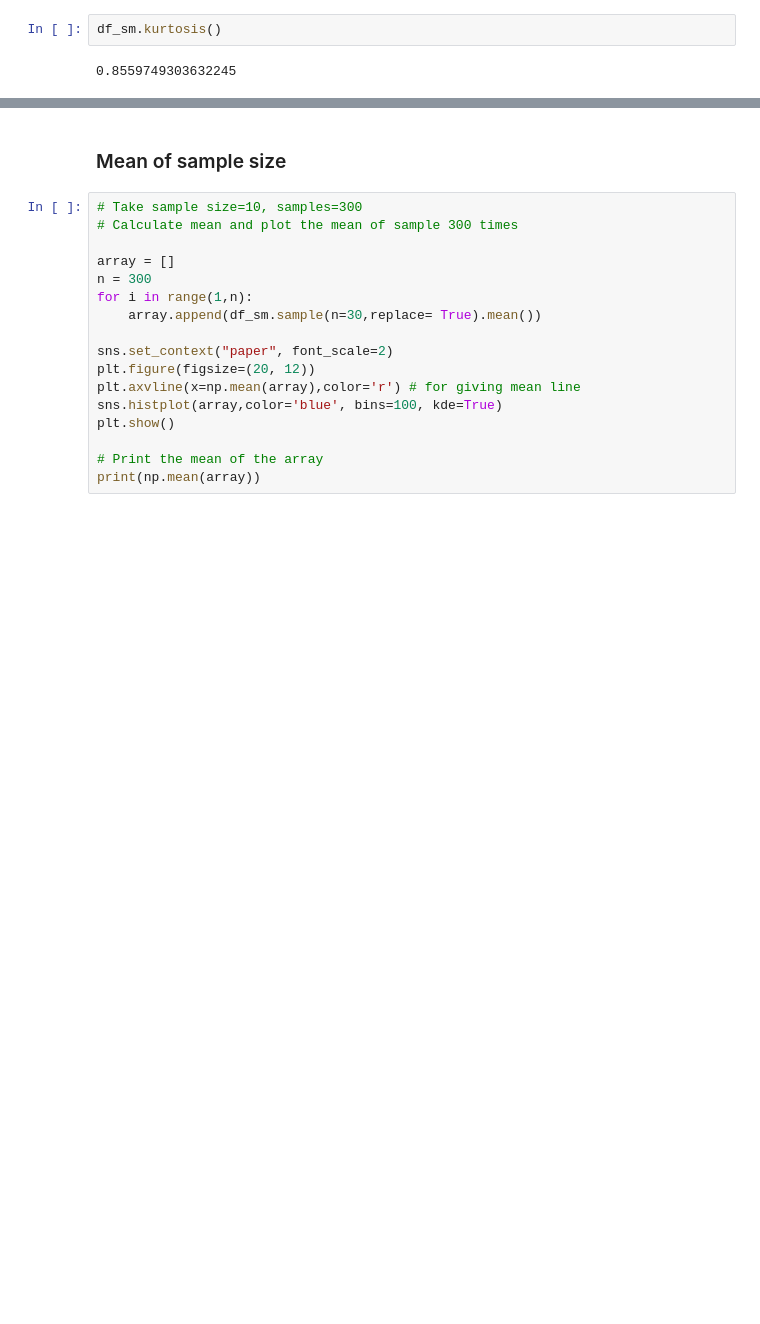
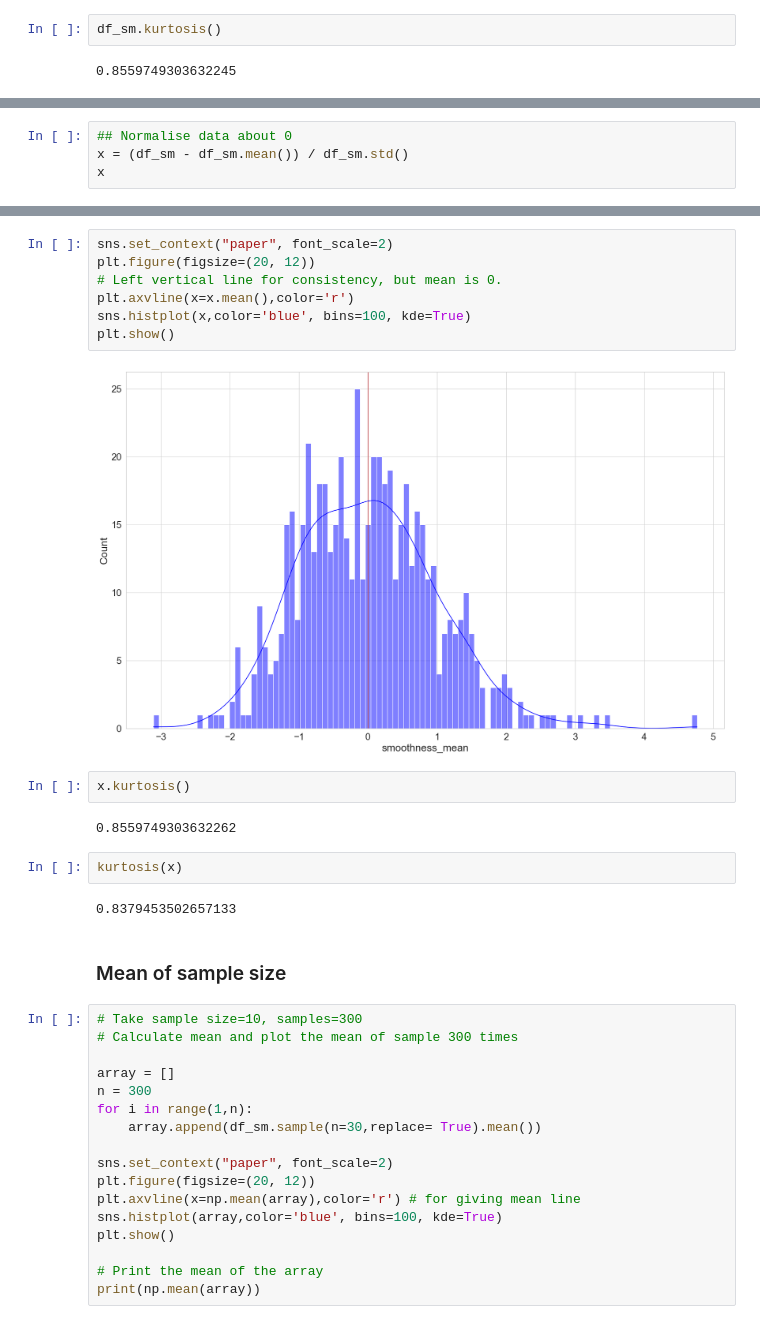
Before and after one commit to fabiofabrizi/fun-data-analysis, a Jupyter notebook: project/Normal-Distribution-Project.ipynb, the cells around one changed output, grey strips where cells are left out. Drawn from its saved outputs; the diff is of its cells as text; blank space fills up the shorter version.

```diff
--- a/project/Normal-Distribution-Project.ipynb
+++ b/project/Normal-Distribution-Project.ipynb
@@ -312,3 +521,7 @@ from scipy.stats import norm, kurtosis
 kurtosis(df_sm)
 # %% [output]
 0.837945350265711
+# %%
+## Normalise data about 0
+x = (df_sm - df_sm.mean()) / df_sm.std()
+x
@@ -315,3 +541,20 @@ kurtosis(df_sm)
+# %%
+sns.set_context("paper", font_scale=2)
+plt.figure(figsize=(20, 12))
+# Left vertical line for consistency, but mean is 0.
+plt.axvline(x=x.mean(),color='r')
+sns.histplot(x,color='blue', bins=100, kde=True)
+plt.show()
+# %% [output]
+[figure, added]
+# %%
+x.kurtosis()
+# %% [output]
+0.8559749303632262
+# %%
+kurtosis(x)
+# %% [output]
+0.8379453502657133
 # %% [markdown]
 ### Mean of sample size
 # %%
```
Also changed, not shown: parts of 47 cells of this notebook.
